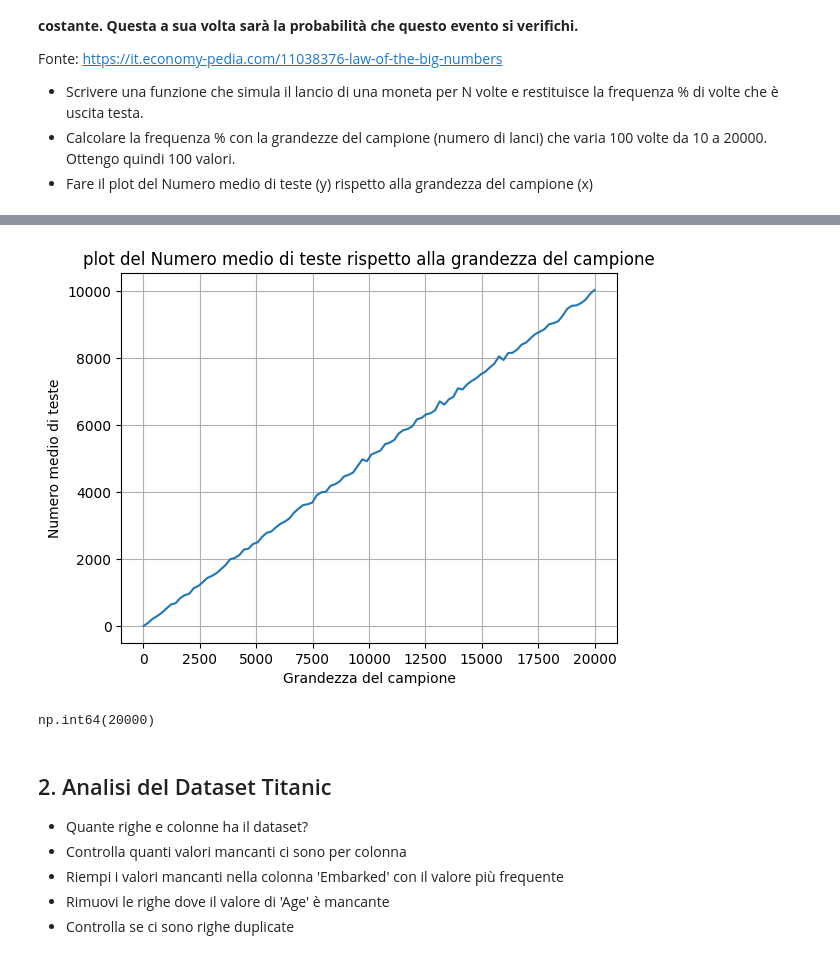
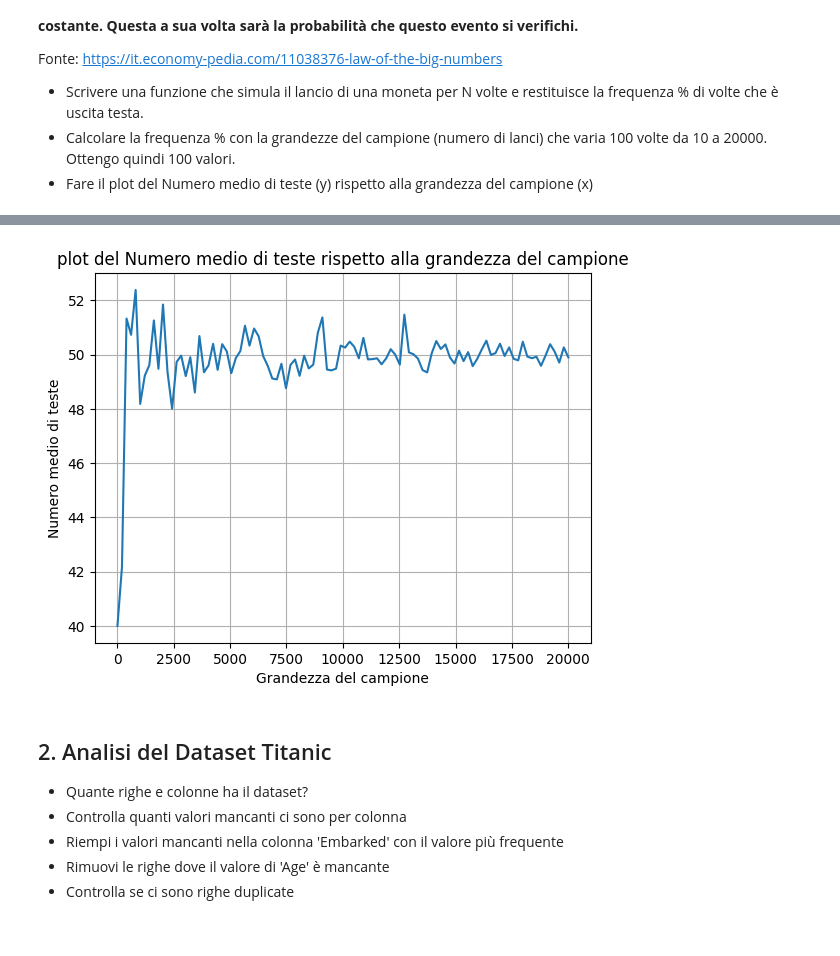
Before and after one commit to Loic166/ProgrammingLab2, a Jupyter notebook: 4_Esercizi_lez_4.ipynb, the cells around one changed output, grey strips where cells are left out. Saved outputs shown, nothing was run; the diff lists cells and outputs as text; code cells hidden in the pictures.

```diff
--- a/4_Esercizi_lez_4.ipynb
+++ b/4_Esercizi_lez_4.ipynb
@@ -13,29 +44,12 @@ Fonte: https://it.economy-pedia.com/11038376-law-of-the-big-numbers
 # %%
-import numpy as np
-import matplotlib.pyplot as plt
-
-def lancio_moneta(N):
-   campione = np.random.choice([0,1], size=N)
-   return (np.sum(campione)/N)*100
-
-
-size = np.linspace(10, 20000, 100, dtype=int)
-frequenza = np.array([lancio_moneta(n) for n in size])
-print("Risultato dei 100 test")
-print(frequenza)
-print(size)
-
-num_medio_testa = (frequenza*size)/100
-plt.plot(size,num_medio_testa)
+plt.plot(size,frequenza)
 plt.title("plot del Numero medio di teste rispetto alla grandezza del campione")
 plt.xlabel("Grandezza del campione")
 plt.ylabel("Numero medio di teste")
 plt.grid(True)
 plt.show()
-(size.max())
 # %% [output]
-[figure, old version]
+[figure, new version]
-np.int64(20000)
 # %% [markdown]
 ## 2. Analisi del Dataset Titanic
 - Quante righe e colonne ha il dataset?
```
Also changed, not shown: parts of 16 cells of this notebook.
